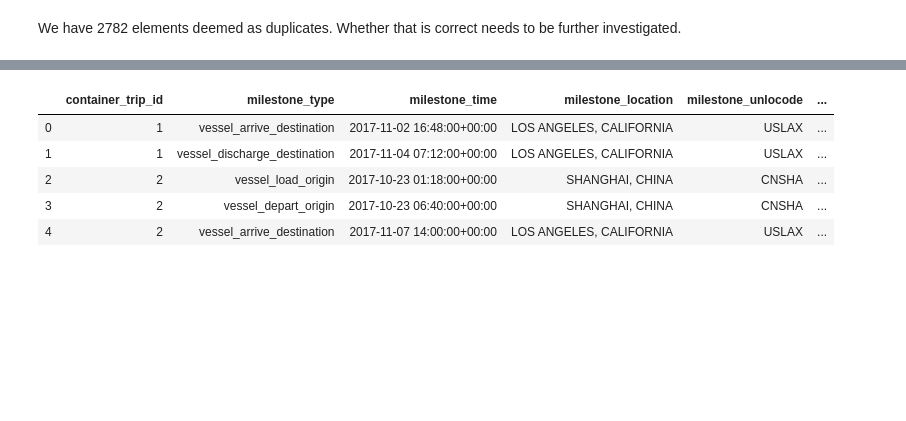
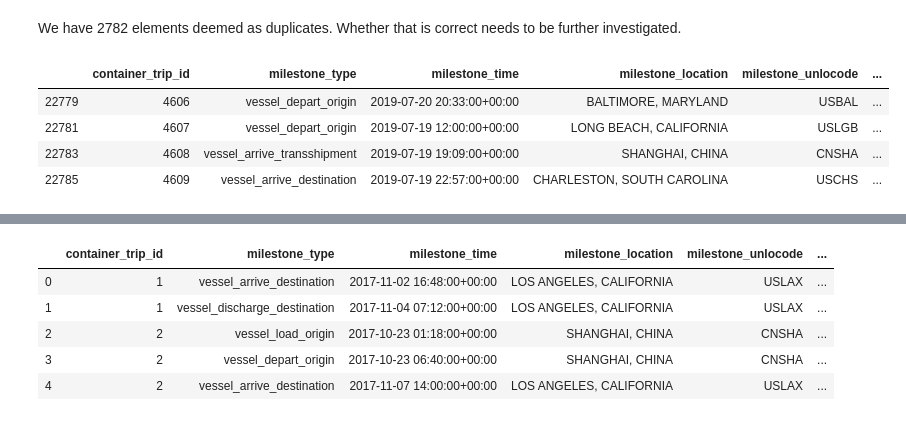
Before and after one commit to stephanosterburg/coding_challenges, a Jupyter notebook: clearmetal/notebook.ipynb, the cells around one changed output, grey strips where cells are left out. Cells and saved outputs as stored; diff of their text form; code cells hidden in the pictures; blank space fills up the shorter version.

```diff
--- a/clearmetal/notebook.ipynb
+++ b/clearmetal/notebook.ipynb
@@ -275,3 +276,11 @@ dup_df[dup_df == True]
 Name: milestone_time, Length: 2782, dtype: bool
 # %% [markdown]
 We have 2782 elements deemed as duplicates. Whether that is correct needs to be further investigated.
+# %%
+df.iloc[[22779,22781,22783,22785],]
+# %% [output]
+|  | container_trip_id | milestone_type | milestone_time | milestone_location | milestone_unlocode | ... |
+| 22779 | 4606 | vessel_depart_origin | 2019-07-20 20:33:00+00:00 | BALTIMORE, MARYLAND | USBAL | ... |
+| 22781 | 4607 | vessel_depart_origin | 2019-07-19 12:00:00+00:00 | LONG BEACH, CALIFORNIA | USLGB | ... |
+| 22783 | 4608 | vessel_arrive_transshipment | 2019-07-19 19:09:00+00:00 | SHANGHAI, CHINA | CNSHA | ... |
+| 22785 | 4609 | vessel_arrive_destination | 2019-07-19 22:57:00+00:00 | CHARLESTON, SOUTH CAROLINA | USCHS | ... |
```
Also changed, not shown: parts of 18 cells of this notebook.
